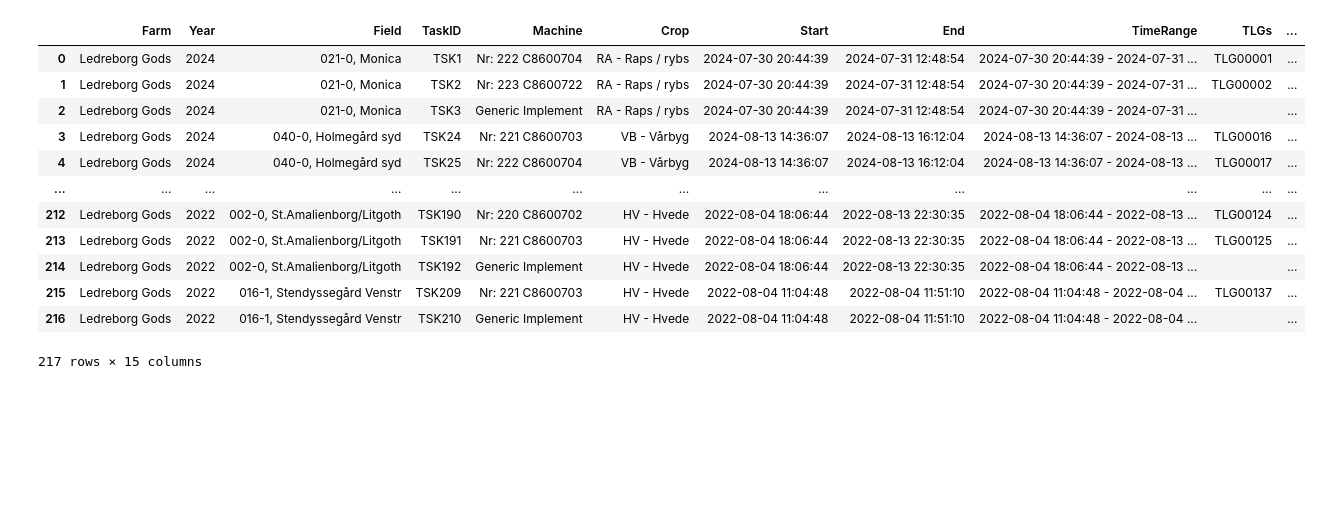
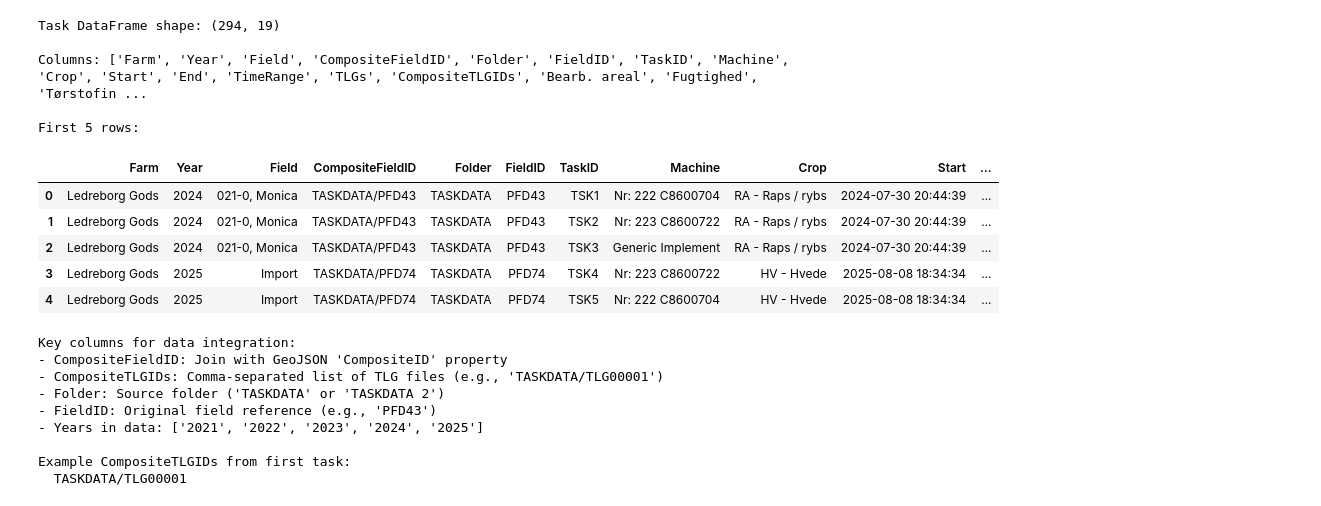
Before and after one commit to Esbern/ISO-11783-ISOBUS-harvest-Log-reader, a Jupyter notebook: notbooks/01_Raw_read.ipynb, the cells around one changed output. Drawn from its saved outputs; the diff is of its cells as text; code cells hidden in the pictures; blank space fills up the shorter version.

```diff
--- a/notbooks/01_Raw_read.ipynb
+++ b/notbooks/01_Raw_read.ipynb
@@ -60,16 +65,19 @@ DATA_DIR = PROJECT_ROOT / 'data'
 
 # You can specify more than one TaskData folder in INPUT_TASKDATA list. These are paths relative to PROJECT_ROOT.
 INPUT_TASKDATA = [
-    DATA_DIR / 'TASKDATA_2',  # example input folder 1
-    DATA_DIR / 'TASKDATA',  # add more as needed
+    DATA_DIR / 'TASKDATA',
+    DATA_DIR / 'TASKDATA 2',
 ]
 
-# CSV output directory (one dir used for all inputs; files for each task will be appended)
-HARVESTER_POINTS_DIR = PROJECT_ROOT / 'data' / 'ledreborg_CSV'
-HARVESTER_POINTS_DIR.mkdir(parents=True, exist_ok=True)
+# CSV output file for tasks (for all inputs; appends if file exists)
+TASKS_CSV = DATA_DIR / 'tasks.csv'
 
-# GeoJSON output file for task polygons (appends features if file exists)
-FIELD_POLYGONS_GEOJSON = PROJECT_ROOT / 'data' / 'harvest_fields_s.geojson'
+# GeoJSON output file for fields with year info (appends features if file exists)
+FIELD_POLYGONS_GEOJSON = DATA_DIR / 'harvest_fields.geojson'
+
+# TLG CSV export directory - each TLG binary file is exported to CSV with CompositeTLGID
+TLG_CSV_DIR = DATA_DIR / 'tlg_csvs'
+TLG_CSV_DIR.mkdir(exist_ok=True)
 
 # --- Set target projected CRS for area/overlap analysis ---
 # Use EPSG:25832 (ETRS89 / UTM zone 32N) for Denmark
@@ -78,8 +86,9 @@ EPSG = '25832'  # Change as needed for your region
 
 logger.info('Project root: %s', PROJECT_ROOT)
 logger.info('Configured %d input folders: %s', len(INPUT_TASKDATA), [str(p) for p in INPUT_TASKDATA])
-logger.info('CSV output dir: %s', HARVESTER_POINTS_DIR)
+logger.info('Tasks CSV file: %s', TASKS_CSV)
 logger.info('GeoJSON output file: %s', FIELD_POLYGONS_GEOJSON)
+logger.info('TLG CSV directory: %s', TLG_CSV_DIR)
 logger.info('Target projected CRS EPSG: %s', EPSG)
 # %% [output]
 Project root: /Users/holmes/local_dev/agri_analysis
@@ -133,19 +185,44 @@ FARM: Ledreborg Gods
 # %%
-# --- Display TASKDATA.XML report as a DataFrame ---
-df_report = taskdata_report_df(xml_path)
-display(df_report)
+# --- Display task DataFrame ---
+if df_report is not None:
+    print(f"Task DataFrame shape: {df_report.shape}")
+    print(f"\nColumns: {list(df_report.columns)}")
+    print(f"\nFirst 5 rows:")
+    display(df_report.head())
+
+    print(f"\nKey columns for data integration:")
+    print(f"- CompositeFieldID: Join with GeoJSON 'CompositeID' property")
+    print(f"- CompositeTLGIDs: Comma-separated list of TLG files (e.g., 'TASKDATA/TLG00001')")
+    print(f"- Folder: Source folder ('TASKDATA' or 'TASKDATA 2')")
+    print(f"- FieldID: Original field reference (e.g., 'PFD43')")
+    print(f"- Years in data: {sorted(df_report['Year'].unique())}")
+
+    # Show example CompositeTLGIDs
+    tasks_with_tlg = df_report[df_report['CompositeTLGIDs'].notna()]
+    if len(tasks_with_tlg) > 0:
+        print(f"\nExample CompositeTLGIDs from first task:")
+        print(f"  {tasks_with_tlg.iloc[0]['CompositeTLGIDs']}")
+else:
+    print("No task data loaded")
 # %% [output]
+Task DataFrame shape: (294, 19)
+
+Columns: ['Farm', 'Year', 'Field', 'CompositeFieldID', 'Folder', 'FieldID', 'TaskID', 'Machine', 'Crop', 'Start', 'End', 'TimeRange', 'TLGs', 'CompositeTLGIDs', 'Bearb. areal', 'Fugtighed', 'Tørstofin ...
+
+First 5 rows:
-|  | Farm | Year | Field | TaskID | Machine | Crop | Start | End | TimeRange | TLGs | ... |
-| 0 | Ledreborg Gods | 2024 | 021-0, Monica | TSK1 | Nr: 222 C8600704 | RA - Raps / rybs | 2024-07-30 20:44:39 | 2024-07-31 12:48:54 | 2024-07-30 20:44:39 - 2024-07-31 ... | TLG00001 | ... |
-| 1 | Ledreborg Gods | 2024 | 021-0, Monica | TSK2 | Nr: 223 C8600722 | RA - Raps / rybs | 2024-07-30 20:44:39 | 2024-07-31 12:48:54 | 2024-07-30 20:44:39 - 2024-07-31 ... | TLG00002 | ... |
-| 2 | Ledreborg Gods | 2024 | 021-0, Monica | TSK3 | Generic Implement | RA - Raps / rybs | 2024-07-30 20:44:39 | 2024-07-31 12:48:54 | 2024-07-30 20:44:39 - 2024-07-31 ... |  | ... |
-| 3 | Ledreborg Gods | 2024 | 040-0, Holmegård syd | TSK24 | Nr: 221 C8600703 | VB - Vårbyg | 2024-08-13 14:36:07 | 2024-08-13 16:12:04 | 2024-08-13 14:36:07 - 2024-08-13 ... | TLG00016 | ... |
-| 4 | Ledreborg Gods | 2024 | 040-0, Holmegård syd | TSK25 | Nr: 222 C8600704 | VB - Vårbyg | 2024-08-13 14:36:07 | 2024-08-13 16:12:04 | 2024-08-13 14:36:07 - 2024-08-13 ... | TLG00017 | ... |
-| ... | ... | ... | ... | ... | ... | ... | ... | ... | ... | ... | ... |
-| 212 | Ledreborg Gods | 2022 | 002-0, St.Amalienborg/Litgoth | TSK190 | Nr: 220 C8600702 | HV - Hvede | 2022-08-04 18:06:44 | 2022-08-13 22:30:35 | 2022-08-04 18:06:44 - 2022-08-13 ... | TLG00124 | ... |
-| 213 | Ledreborg Gods | 2022 | 002-0, St.Amalienborg/Litgoth | TSK191 | Nr: 221 C8600703 | HV - Hvede | 2022-08-04 18:06:44 | 2022-08-13 22:30:35 | 2022-08-04 18:06:44 - 2022-08-13 ... | TLG00125 | ... |
-| 214 | Ledreborg Gods | 2022 | 002-0, St.Amalienborg/Litgoth | TSK192 | Generic Implement | HV - Hvede | 2022-08-04 18:06:44 | 2022-08-13 22:30:35 | 2022-08-04 18:06:44 - 2022-08-13 ... |  | ... |
-| 215 | Ledreborg Gods | 2022 | 016-1, Stendyssegård Venstr | TSK209 | Nr: 221 C8600703 | HV - Hvede | 2022-08-04 11:04:48 | 2022-08-04 11:51:10 | 2022-08-04 11:04:48 - 2022-08-04 ... | TLG00137 | ... |
-| 216 | Ledreborg Gods | 2022 | 016-1, Stendyssegård Venstr | TSK210 | Generic Implement | HV - Hvede | 2022-08-04 11:04:48 | 2022-08-04 11:51:10 | 2022-08-04 11:04:48 - 2022-08-04 ... |  | ... |
+|  | Farm | Year | Field | CompositeFieldID | Folder | FieldID | TaskID | Machine | Crop | Start | ... |
+| 0 | Ledreborg Gods | 2024 | 021-0, Monica | TASKDATA/PFD43 | TASKDATA | PFD43 | TSK1 | Nr: 222 C8600704 | RA - Raps / rybs | 2024-07-30 20:44:39 | ... |
+| 1 | Ledreborg Gods | 2024 | 021-0, Monica | TASKDATA/PFD43 | TASKDATA | PFD43 | TSK2 | Nr: 223 C8600722 | RA - Raps / rybs | 2024-07-30 20:44:39 | ... |
+| 2 | Ledreborg Gods | 2024 | 021-0, Monica | TASKDATA/PFD43 | TASKDATA | PFD43 | TSK3 | Generic Implement | RA - Raps / rybs | 2024-07-30 20:44:39 | ... |
+| 3 | Ledreborg Gods | 2025 | Import | TASKDATA/PFD74 | TASKDATA | PFD74 | TSK4 | Nr: 223 C8600722 | HV - Hvede | 2025-08-08 18:34:34 | ... |
+| 4 | Ledreborg Gods | 2025 | Import | TASKDATA/PFD74 | TASKDATA | PFD74 | TSK5 | Nr: 222 C8600704 | HV - Hvede | 2025-08-08 18:34:34 | ... |
-217 rows × 15 columns
+Key columns for data integration:
+- CompositeFieldID: Join with GeoJSON 'CompositeID' property
+- CompositeTLGIDs: Comma-separated list of TLG files (e.g., 'TASKDATA/TLG00001')
+- Folder: Source folder ('TASKDATA' or 'TASKDATA 2')
+- FieldID: Original field reference (e.g., 'PFD43')
+- Years in data: ['2021', '2022', '2023', '2024', '2025']
+
+Example CompositeTLGIDs from first task:
+  TASKDATA/TLG00001
 # %% [markdown]
```
Also changed, not shown: parts of 25 cells of this notebook, 11 other files.
